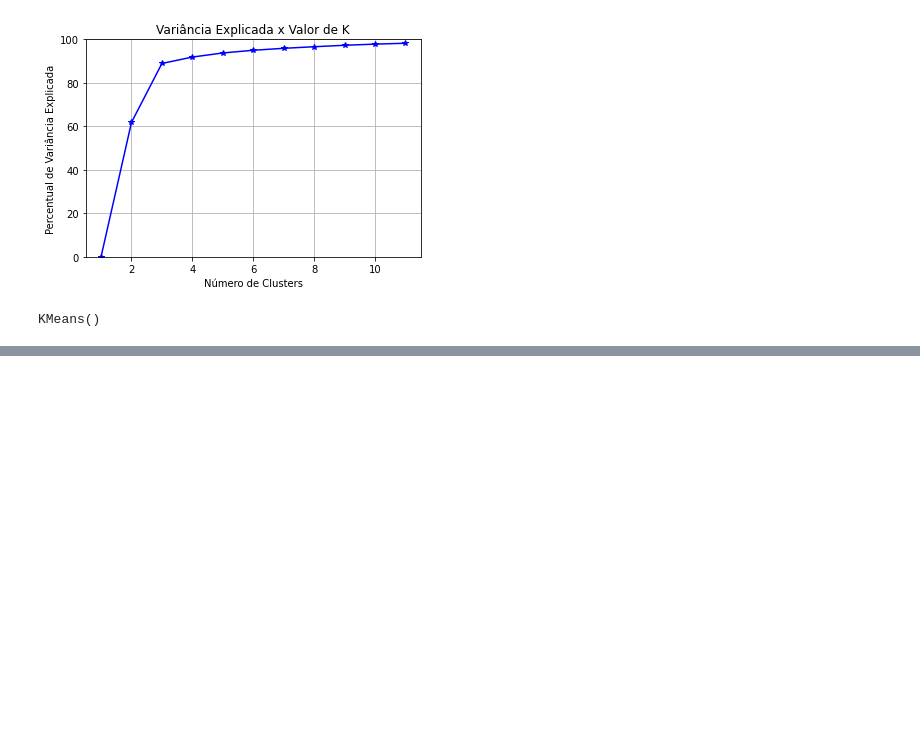
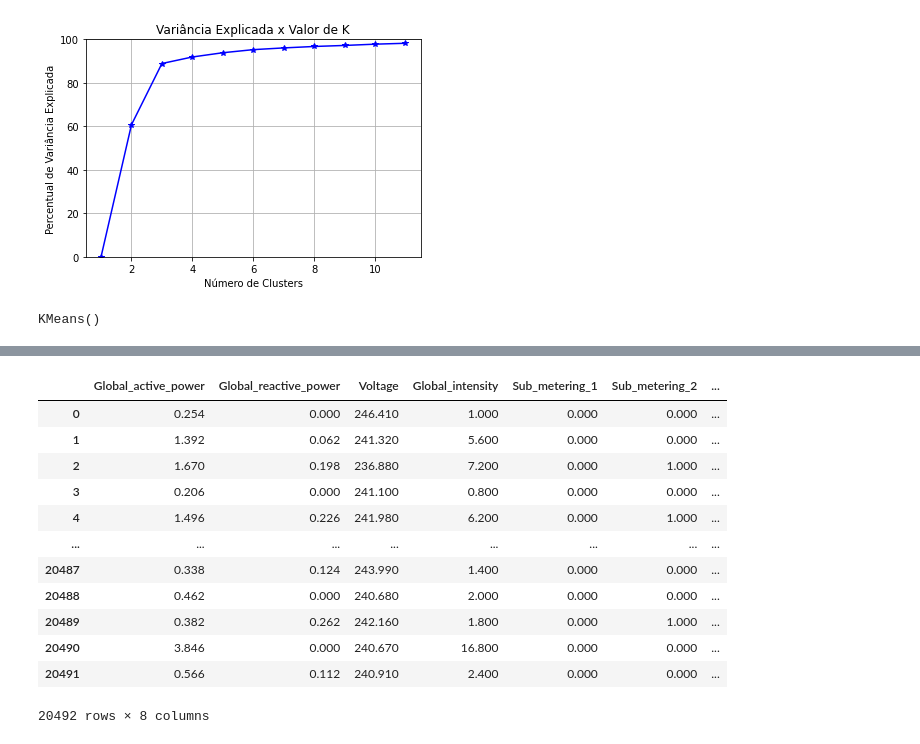
Before and after one commit to Gugah007/Projeto-ML-Clusterizacao-Agrupando-Clientes-Por-Consumo-de-Energia, a Jupyter notebook: Agrupando Clientes Por Consumo de Energia.ipynb, the cells around one changed output, grey strips where cells are left out. Saved outputs shown, nothing was run; the diff lists cells and outputs as text; code cells hidden in the pictures; blank space fills up the shorter version.

```diff
--- a/Agrupando Clientes Por Consumo de Energia.ipynb
+++ b/Agrupando Clientes Por Consumo de Energia.ipynb
@@ -214,0 +270,16 @@ silhouette_score(pca, labels, metric = 'euclidean')
+# %%
+cluster_map
+# %% [output]
+|  | Global_active_power | Global_reactive_power | Voltage | Global_intensity | Sub_metering_1 | Sub_metering_2 | ... |
+| 0 | 0.254 | 0.000 | 246.410 | 1.000 | 0.000 | 0.000 | ... |
+| 1 | 1.392 | 0.062 | 241.320 | 5.600 | 0.000 | 0.000 | ... |
+| 2 | 1.670 | 0.198 | 236.880 | 7.200 | 0.000 | 1.000 | ... |
+| 3 | 0.206 | 0.000 | 241.100 | 0.800 | 0.000 | 0.000 | ... |
+| 4 | 1.496 | 0.226 | 241.980 | 6.200 | 0.000 | 1.000 | ... |
+| ... | ... | ... | ... | ... | ... | ... | ... |
+| 20487 | 0.338 | 0.124 | 243.990 | 1.400 | 0.000 | 0.000 | ... |
+| 20488 | 0.462 | 0.000 | 240.680 | 2.000 | 0.000 | 0.000 | ... |
+| 20489 | 0.382 | 0.262 | 242.160 | 1.800 | 0.000 | 1.000 | ... |
+| 20490 | 3.846 | 0.000 | 240.670 | 16.800 | 0.000 | 0.000 | ... |
+| 20491 | 0.566 | 0.112 | 240.910 | 2.400 | 0.000 | 0.000 | ... |
+20492 rows × 8 columns
```
Also changed, not shown: parts of 12 cells of this notebook.
